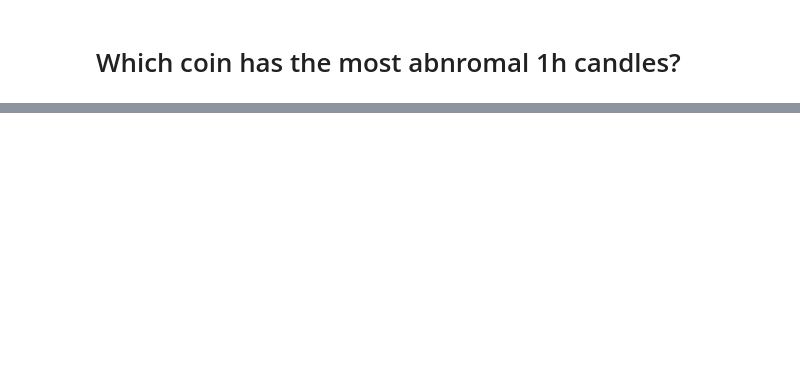
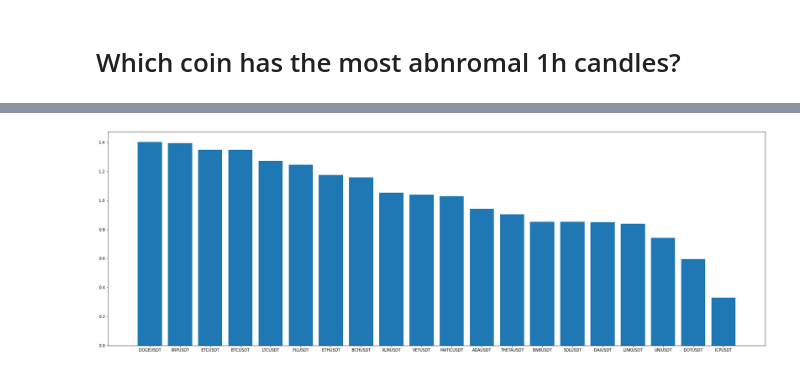
Before and after one commit to guyvandam/3rdYearResearchProject, a Jupyter notebook: most_abnormal_candles.ipynb, the cells around one changed output, grey strips where cells are left out. Cells and saved outputs as stored; diff of their text form; code cells hidden in the pictures; blank space fills up the shorter version.

```diff
--- a/most_abnormal_candles.ipynb
+++ b/most_abnormal_candles.ipynb
@@ -15,7 +15,11 @@ abnormality_time_frame = "1h"
 coin_symbol_list = research_ocin_symbol_list
 # %%
 coin_data_list = [data_manager.get_historical_data_CoinData(symbol=symbol, kline_size=abnormality_time_frame) for symbol in coin_symbol_list]
-coin_symbol_num_abnormal_1h_candle_dict = {cd.coin_symbol:sum(cd.df[ATR_ABNORMALITY_COLUMN]==1) for cd in coin_data_list}
+symbol_num_abnormal_1h_candle_dict = {cd.coin_symbol:sum(cd.df[ATR_ABNORMALITY_COLUMN]==1) for cd in coin_data_list}
+symbol_data_length_dict = {cd.coin_symbol:len(cd.df) for cd in coin_data_list}
+symbol_precent_abnormal_dict = {symbol: 100*(coin_symbol_num_abnormal_1h_candle_dict[symbol]/symbol_data_length_dict[symbol]) for symbol in coin_symbol_list}
+# dict(map(lambda x : (x[0],100*(x[1]/x[2]), zip(symbol_num_abnormal_1h_candle_dict.items(), symbol_data_length_dict.values()))))
 # %%
-sorted_dict = dict(sorted(coin_symbol_num_abnormal_1h_candle_dict.items(), key=lambda x: x[1], reverse = True))
-plt.bar(*zip(*sorted_dict.items()));
+def plot_sorted_bar_plot(d, title=None):
+    sorted_dict = dict(sorted(d.items(), key=lambda x: x[1], reverse = True))
+    plt.bar(*zip(*sorted_dict.items()));
@@ -23,0 +30,4 @@ plt.bar(*zip(*sorted_dict.items()));
+# %%
+plot_sorted_bar_plot(symbol_precent_abnormal_dict)
+# %% [output]
+[figure, added]
```
Also changed, not shown: parts of 5 cells of this notebook, 1 other file.
